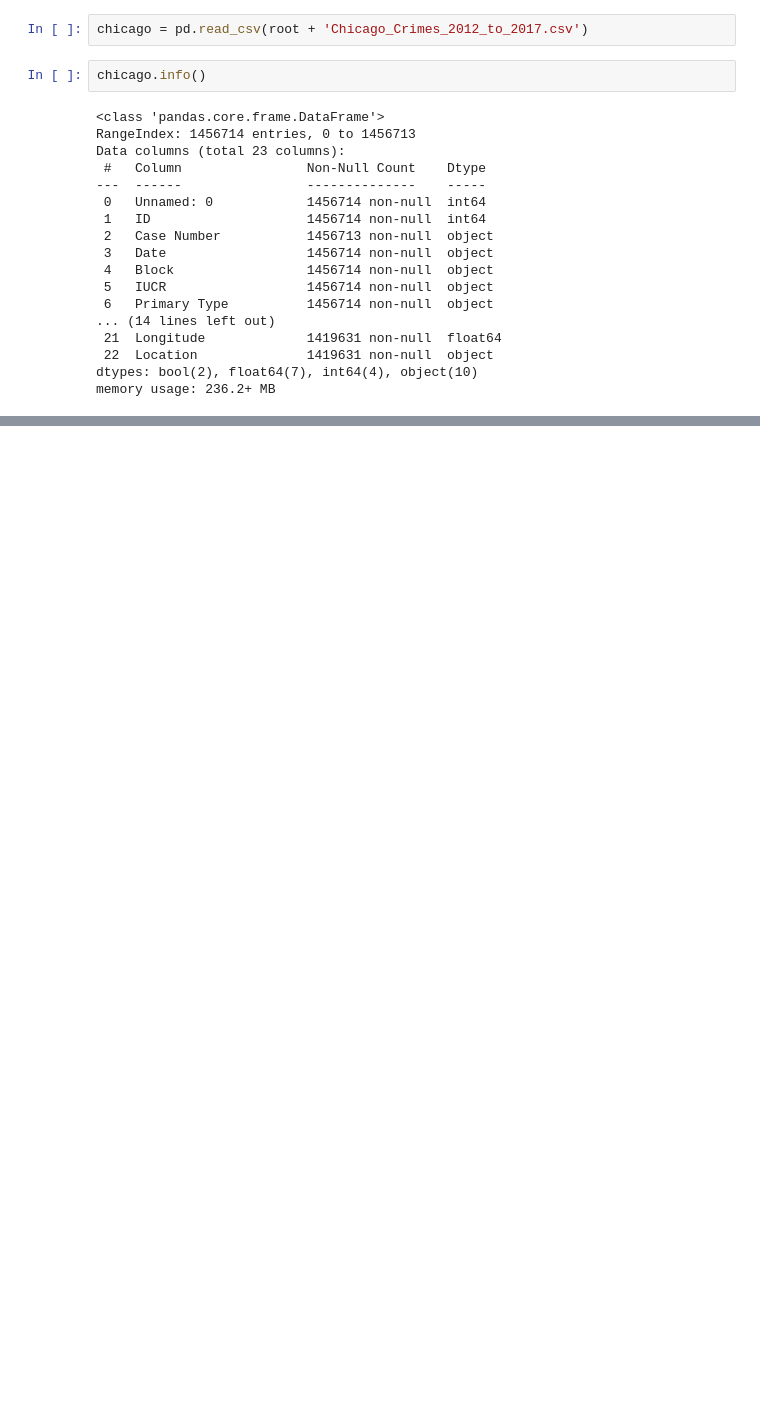
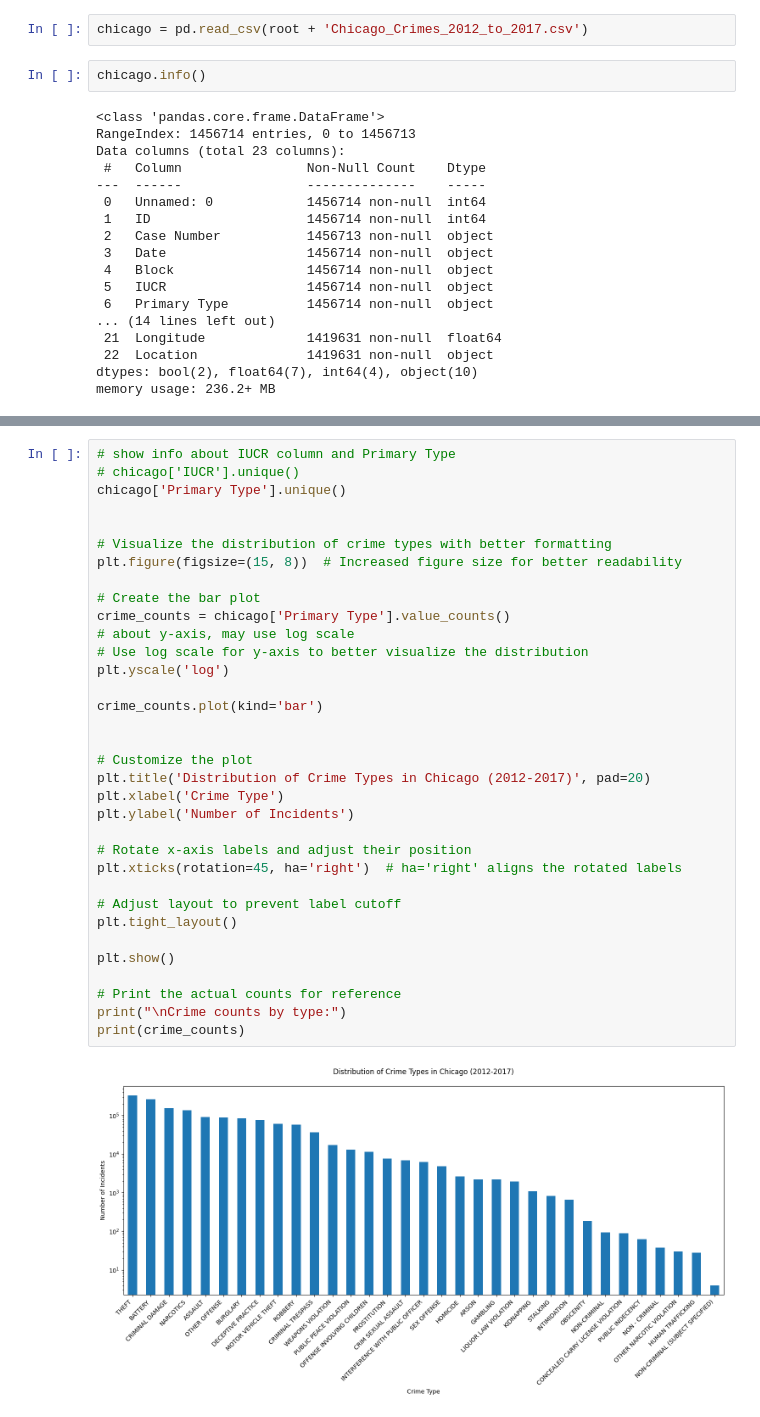
Before and after one commit to liuyc18/pred-pol, a Jupyter notebook: src/chicago_primes_primary.ipynb, the cells around one changed output, grey strips where cells are left out. Cells and saved outputs as stored; diff of their text form; blank space fills up the shorter version.

```diff
--- a/src/chicago_primes_primary.ipynb
+++ b/src/chicago_primes_primary.ipynb
@@ -76,3 +129,39 @@ chicago.head()
 | 3 | 673 | 10508698 | HZ250424 | 05/03/2016 10:10:00 PM | 049XX W FULTON ST | 0460 | BATTERY | SIMPLE | ... |
 | 4 | 911 | 10508699 | HZ250455 | 05/03/2016 10:00:00 PM | 003XX N LOTUS AVE | 0820 | THEFT | $500 AND UNDER | ... |
 5 rows × 23 columns
+# %%
+# show info about IUCR column and Primary Type
+# chicago['IUCR'].unique()
+chicago['Primary Type'].unique()
+
+
+# Visualize the distribution of crime types with better formatting
+plt.figure(figsize=(15, 8))  # Increased figure size for better readability
+
+# Create the bar plot
+crime_counts = chicago['Primary Type'].value_counts()
+# about y-axis, may use log scale
+# Use log scale for y-axis to better visualize the distribution
+plt.yscale('log')
+
+crime_counts.plot(kind='bar')
+
+
+# Customize the plot
+plt.title('Distribution of Crime Types in Chicago (2012-2017)', pad=20)
+plt.xlabel('Crime Type')
+plt.ylabel('Number of Incidents')
+
+# Rotate x-axis labels and adjust their position
+plt.xticks(rotation=45, ha='right')  # ha='right' aligns the rotated labels
+
+# Adjust layout to prevent label cutoff
+plt.tight_layout()
+
+plt.show()
+
+# Print the actual counts for reference
+print("\nCrime counts by type:")
+print(crime_counts)
+# %% [output]
+[figure, added]
```
Also changed, not shown: parts of 5 cells of this notebook, 4 other files.
